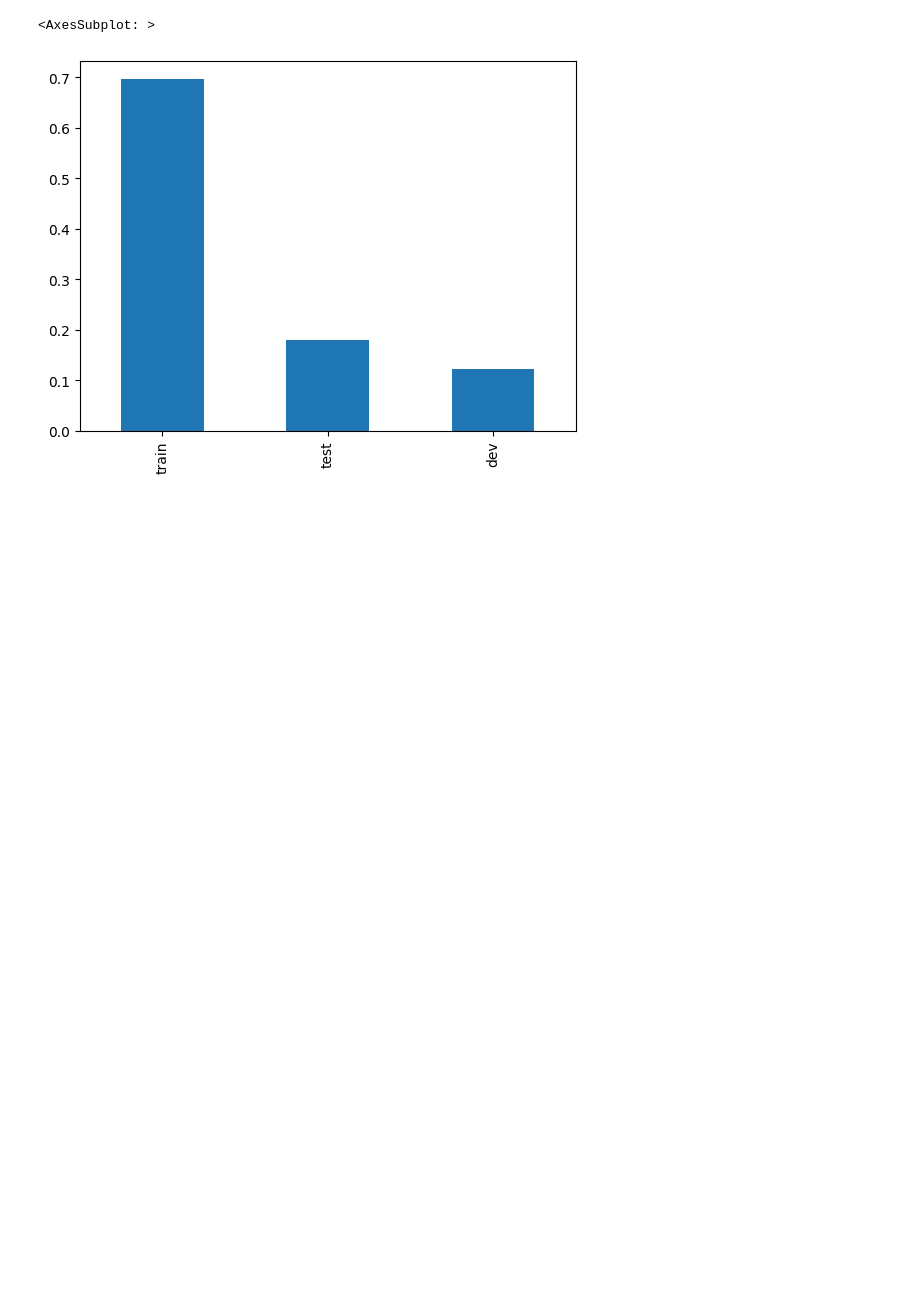
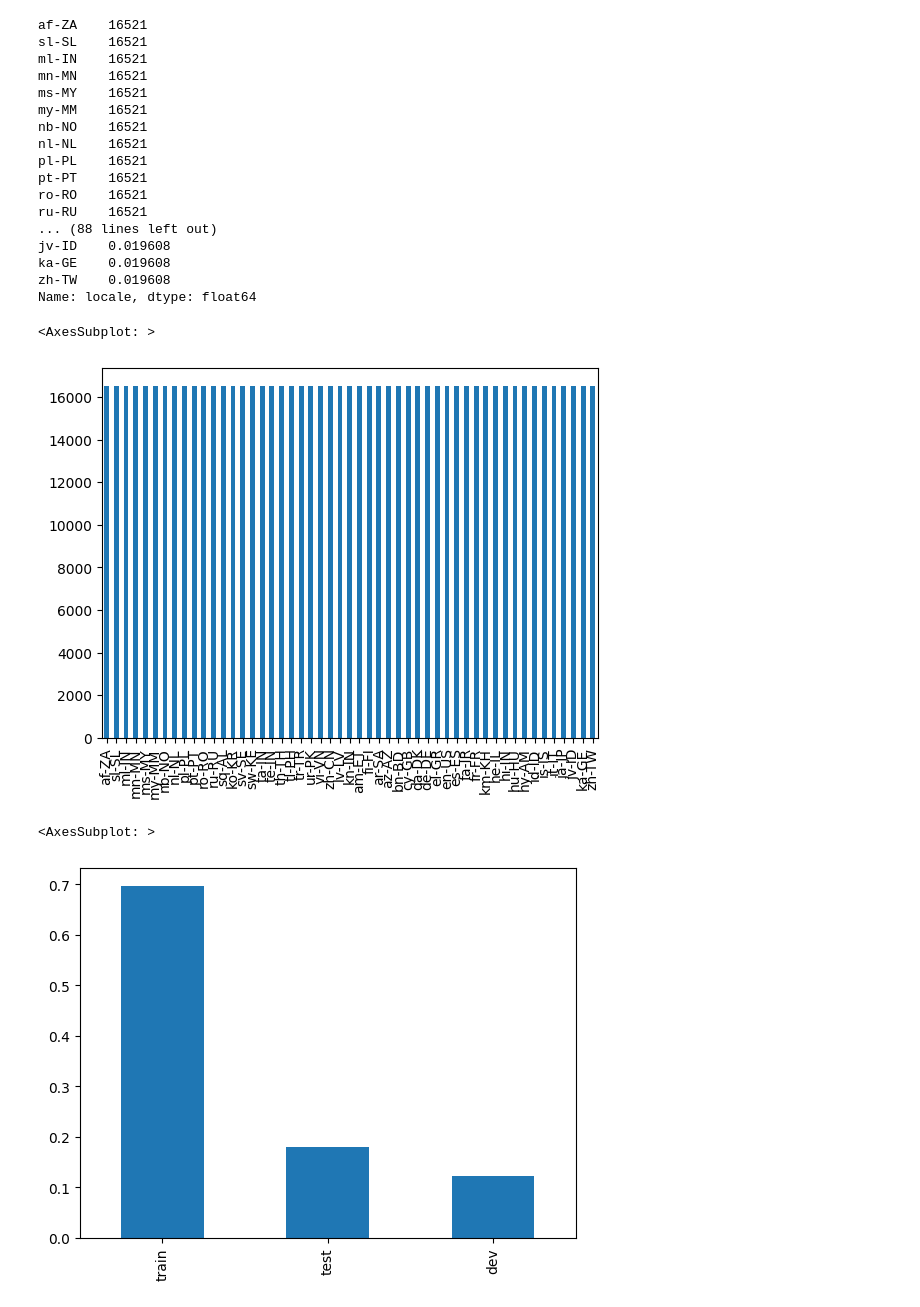
Before and after one commit to 1Krypt0/FEUP-PLN-PROJ, a Jupyter notebook: baseline.ipynb, the cells around one changed output. Drawn from its saved outputs; the diff is of its cells as text; code cells hidden in the pictures; blank space fills up the shorter version.

```diff
--- a/baseline.ipynb
+++ b/baseline.ipynb
@@ -47,3 +64,29 @@ Name: scenario, dtype: float64
+# %%
+print(df['locale'].value_counts())
+
+print(df['locale'].value_counts(normalize=True))
+
+df['locale'].value_counts().plot(kind='bar')
+# %% [output]
+af-ZA    16521
+sl-SL    16521
+ml-IN    16521
+mn-MN    16521
+ms-MY    16521
+my-MM    16521
+nb-NO    16521
+nl-NL    16521
+pl-PL    16521
+pt-PT    16521
+ro-RO    16521
+ru-RU    16521
+... (88 lines left out)
+jv-ID    0.019608
+ka-GE    0.019608
+zh-TW    0.019608
+Name: locale, dtype: float64
+<AxesSubplot: >
+[figure, added]
 # %%
 # plot the distribution of partitions with the percentage of each partition
 df['partition'].value_counts(normalize=True).plot(kind='bar')
```
Also changed, not shown: parts of 11 cells of this notebook, 54 other files.
